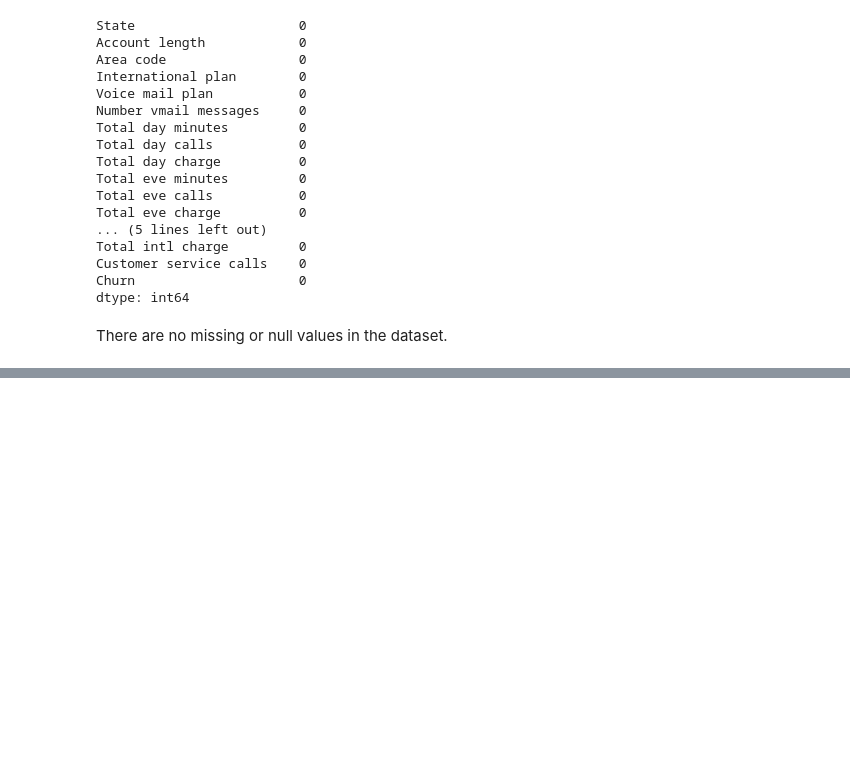
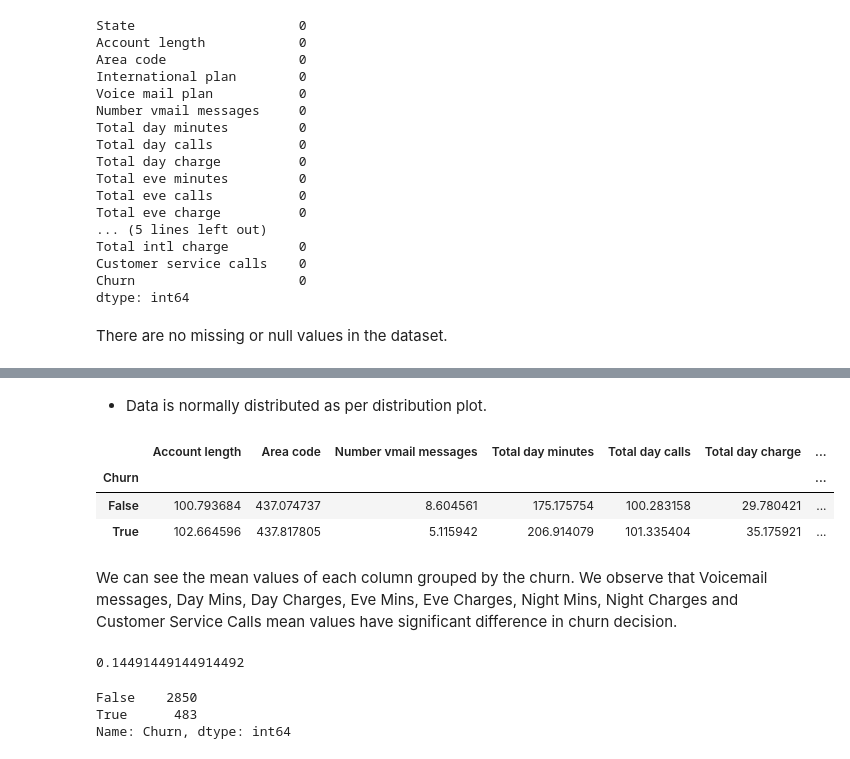
Before and after one commit to Prateek04Gupta/Telecom-Churn---EDA, a Jupyter notebook: Telecom_Churn_Analysis_Capstone_Project.ipynb, the cells around one changed output, grey strips where cells are left out. Drawn from its saved outputs; the diff is of its cells as text; code cells hidden in the pictures; blank space fills up the shorter version.

```diff
--- a/Telecom_Churn_Analysis_Capstone_Project.ipynb
+++ b/Telecom_Churn_Analysis_Capstone_Project.ipynb
@@ -142,0 +173,25 @@ There are no missing or null values in the dataset.
+# %% [markdown]
+ * Data is normally distributed as per distribution plot.
+# %%
+#groupby function
+churn_count = df.groupby('Churn')
+churn_count.mean()
+# %% [output]
+|  | Account length | Area code | Number vmail messages | Total day minutes | Total day calls | Total day charge | ... |
+| Churn |  |  |  |  |  |  | ... |
+| False | 100.793684 | 437.074737 | 8.604561 | 175.175754 | 100.283158 | 29.780421 | ... |
+| True | 102.664596 | 437.817805 | 5.115942 | 206.914079 | 101.335404 | 35.175921 | ... |
+# %% [markdown]
+We can see the mean values of each column grouped by the churn. We observe that Voicemail messages, Day Mins, Day Charges, Eve Mins, Eve Charges, Night Mins, Night Charges and Customer Service Calls mean values have significant difference in churn decision.
+# %%
+# Proportion of Churned users in this dataframe
+df['Churn'].mean()
+# %% [output]
+0.14491449144914492
+# %%
+# Number of churn and not churned customers
+df["Churn"].value_counts()
+# %% [output]
+False    2850
+True      483
+Name: Churn, dtype: int64
```
Also changed, not shown: parts of 2 cells of this notebook.
